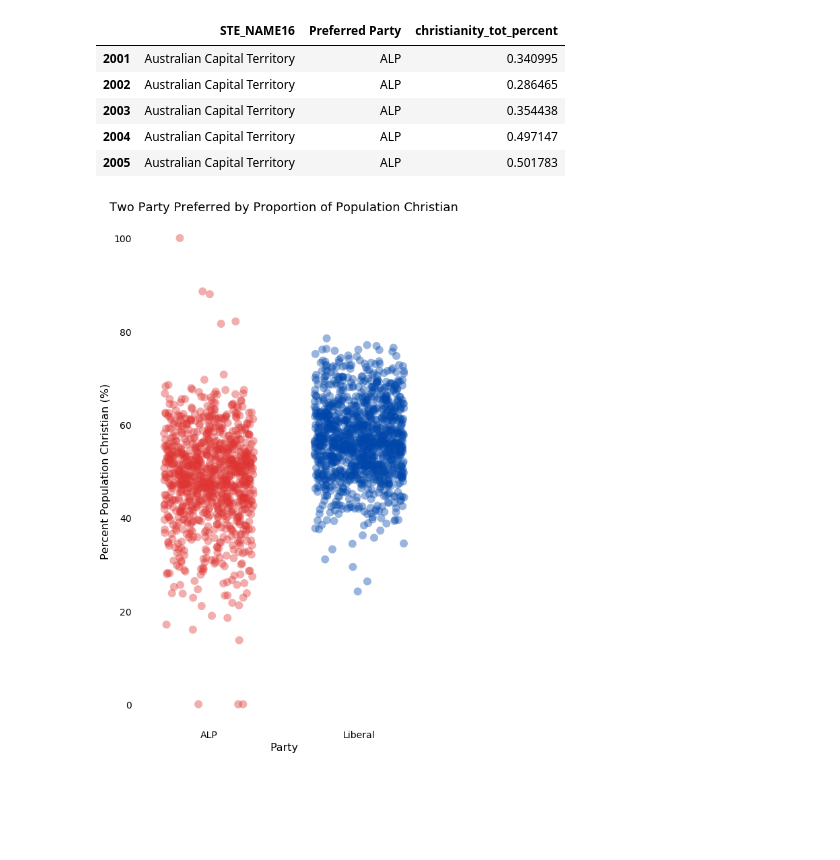
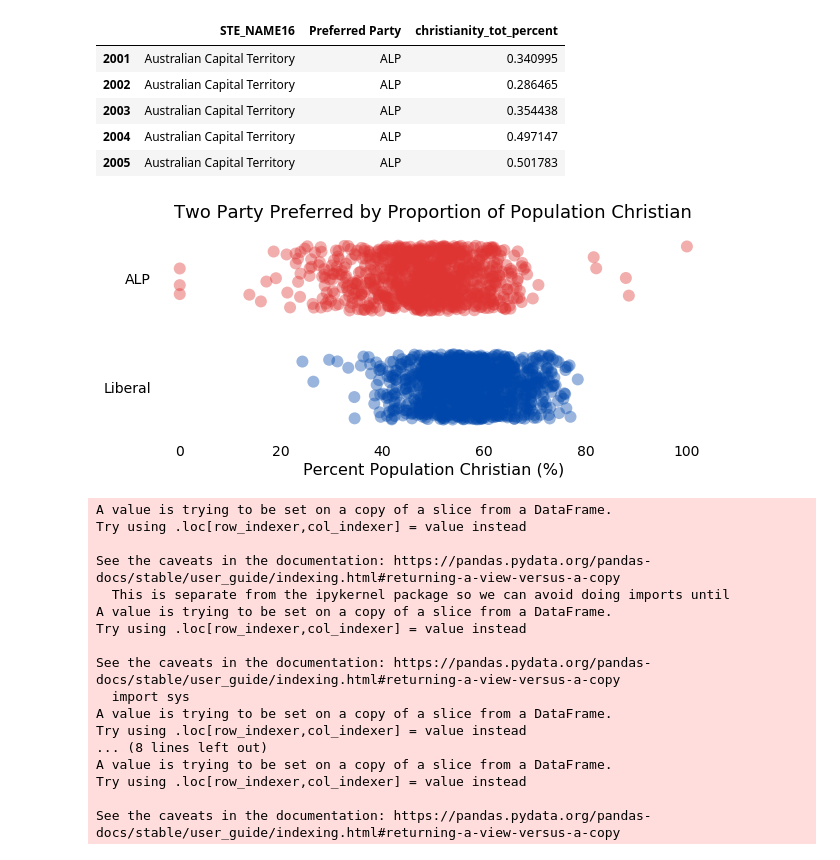
Before and after one commit to will-kent/Python, a Jupyter notebook: Data Visualisation/Federal Election 2019/Jupyter Notebooks/Plot_Christianity_Total.ipynb, the cells around one changed output. Saved outputs shown, nothing was run; the diff lists cells and outputs as text; code cells hidden in the pictures; blank space fills up the shorter version.

Commit message:
Updated graphics

```diff
--- a/Data Visualisation/Federal Election 2019/Jupyter Notebooks/Plot_Christianity_Total.ipynb
+++ b/Data Visualisation/Federal Election 2019/Jupyter Notebooks/Plot_Christianity_Total.ipynb
@@ -37,32 +37,72 @@ pdf.head()
 | 2005 | Australian Capital Territory | ALP | 0.501783 |
 # %%
 colours = [u"#DE3533", u"#0047AB"]
-fig, axes = plt.subplots(nrows = 1, ncols = 1, figsize = (8,14))
+fig, axes = plt.subplots(nrows = 1, ncols = 1, figsize = (10,4))
 
 parties = pdf["Preferred Party"].values
 christians = pdf["christianity_tot_percent"].values*100
 state = pdf["STE_NAME16"].values
 
-sns.stripplot(parties, christians, jitter = 0.3, size = 12, edgecolor = 'none', alpha = 0.4, palette = colours)
+sns.stripplot(christians, parties, jitter = 0.3, size = 12, edgecolor = 'none', alpha = 0.4, palette = colours)
 #axes.plot(df.groupby("Preferred Party").median()["christianity_tot_percent"]*100, "_k", ms = 80)
 
 # Add Title
 axes.set_title("Two Party Preferred by Proportion of Population Christian", fontsize = 18, ha = "center")
 
 # Set label axis
-axes.set_xlabel("Party", fontsize = 16)
-axes.set_ylabel("Percent Population Christian (%)", fontsize = 16)
+axes.set_xlabel("Percent Population Christian (%)", fontsize = 16)
 
 # Remove tick marks
 axes.tick_params(axis = "x", length = 0, labelsize = 14)
 axes.tick_params(axis = "y", length = 0, labelsize = 14)
 
 #Remove spines
 axes.spines["right"].set_visible(False)
 axes.spines["left"].set_visible(False)
 axes.spines["top"].set_visible(False)
 axes.spines["bottom"].set_visible(False)
 # %% [output]
-[figure, old version]
+[figure, new version]
 # %%
 fig.savefig("tpp_christians.png", dpi = 300, bbox_inches = "tight")
+# %%
+df1 = df[["Preferred Party","christianity_anglican_percent"]]
+df1.columns = ["Preferred Party", "Percent"]
+df1["denomination"] = "Anglican"
+
+df2 = df[["Preferred Party","christianity_baptist_percent"]]
+df2.columns = ["Preferred Party", "Percent"]
+df2["denomination"] = "Baptist"
+
+df3 = df[["Preferred Party","christianity_catholic_percent"]]
+df3.columns = ["Preferred Party", "Percent"]
+df3["denomination"] = "Catholic"
+
+df4 = df[["Preferred Party","christianity_eastrn_orthdox_percent"]]
+df4.columns = ["Preferred Party", "Percent"]
+df4["denomination"] = "Orthodox"
+
+df5 = df[["Preferred Party","christianity_uniting_church_percent"]]
+df5.columns = ["Preferred Party", "Percent"]
+df5["denomination"] = "Uniting"
+
+frames = [df1, df2, df3, df4, df5]
+ddf = pd.concat(frames)
+# %% [output]
+A value is trying to be set on a copy of a slice from a DataFrame.
+Try using .loc[row_indexer,col_indexer] = value instead
+
+See the caveats in the documentation: https://pandas.pydata.org/pandas-docs/stable/user_guide/indexing.html#returning-a-view-versus-a-copy
+  This is separate from the ipykernel package so we can avoid doing imports until
+A value is trying to be set on a copy of a slice from a DataFrame.
+Try using .loc[row_indexer,col_indexer] = value instead
+
+See the caveats in the documentation: https://pandas.pydata.org/pandas-docs/stable/user_guide/indexing.html#returning-a-view-versus-a-copy
+  import sys
+A value is trying to be set on a copy of a slice from a DataFrame.
+Try using .loc[row_indexer,col_indexer] = value instead
+... (8 lines left out)
+A value is trying to be set on a copy of a slice from a DataFrame.
+Try using .loc[row_indexer,col_indexer] = value instead
+
+See the caveats in the documentation: https://pandas.pydata.org/pandas-docs/stable/user_guide/indexing.html#returning-a-view-versus-a-copy
```
Also changed, not shown: parts of 4 cells of this notebook, 6 other files.
